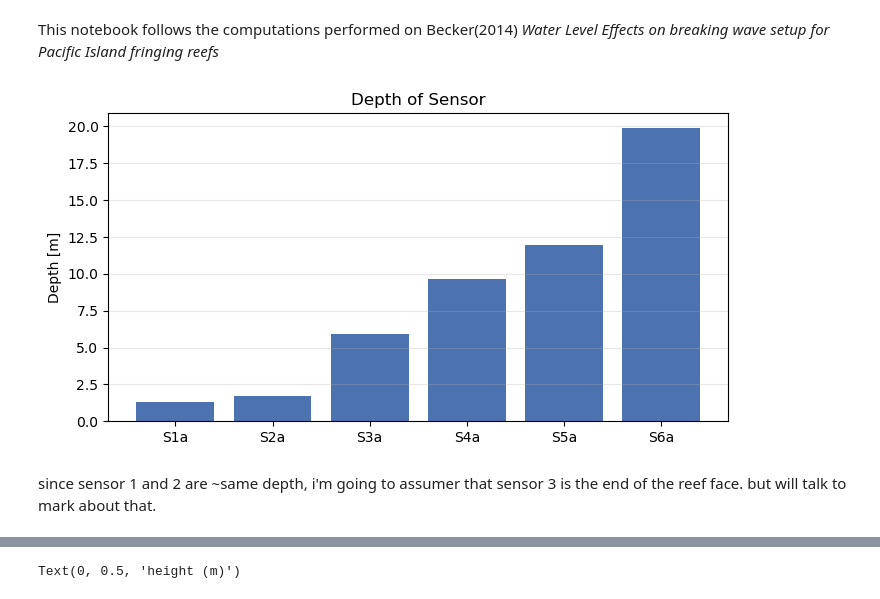
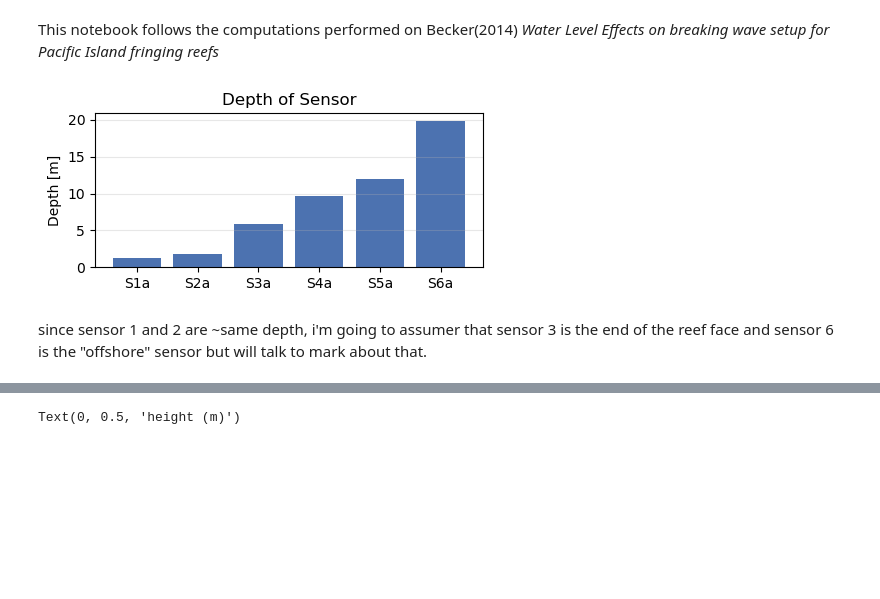
Before and after one commit to isidora-rojas/OceanWaveAnalysis, a Jupyter notebook: mokuleia/Becker2014.ipynb, the cells around one changed output, grey strips where cells are left out. Saved outputs shown, nothing was run; the diff lists cells and outputs as text; code cells hidden in the pictures; blank space fills up the shorter version.

```diff
--- a/mokuleia/Becker2014.ipynb
+++ b/mokuleia/Becker2014.ipynb
@@ -10,15 +13,15 @@ This notebook follows the computations performed on Becker(2014) *Water Level Ef
 # %%
 # need to decide where the reef flat/reef face is
 labels = ['S1a', 'S2a', 'S3a', 'S4a', 'S5a', 'S6a']
 depths = [1.3, 1.74, 5.90, 9.64, 11.95, 19.9]
 
-fig, ax = plt.subplots(figsize=(8, 4))
+fig, ax = plt.subplots(figsize=(5, 2))
 ax.bar(labels, depths, color="#4C72B0")
 ax.set_ylabel("Depth [m]")
 ax.set_title("Depth of Sensor")
 ax.grid(axis="y", alpha=0.3)
 plt.show()
 # %% [output]
-[figure, old version]
+[figure, new version]
 # %% [markdown]
-since sensor 1 and 2 are ~same depth, i'm going to assumer that sensor 3 is the end of the reef face. but will talk to mark about that.
+since sensor 1 and 2 are ~same depth, i'm going to assumer that sensor 3 is the end of the reef face and sensor 6 is the "offshore" sensor but will talk to mark about that.
```
Also changed, not shown: parts of 10 cells of this notebook, 4 other files.
